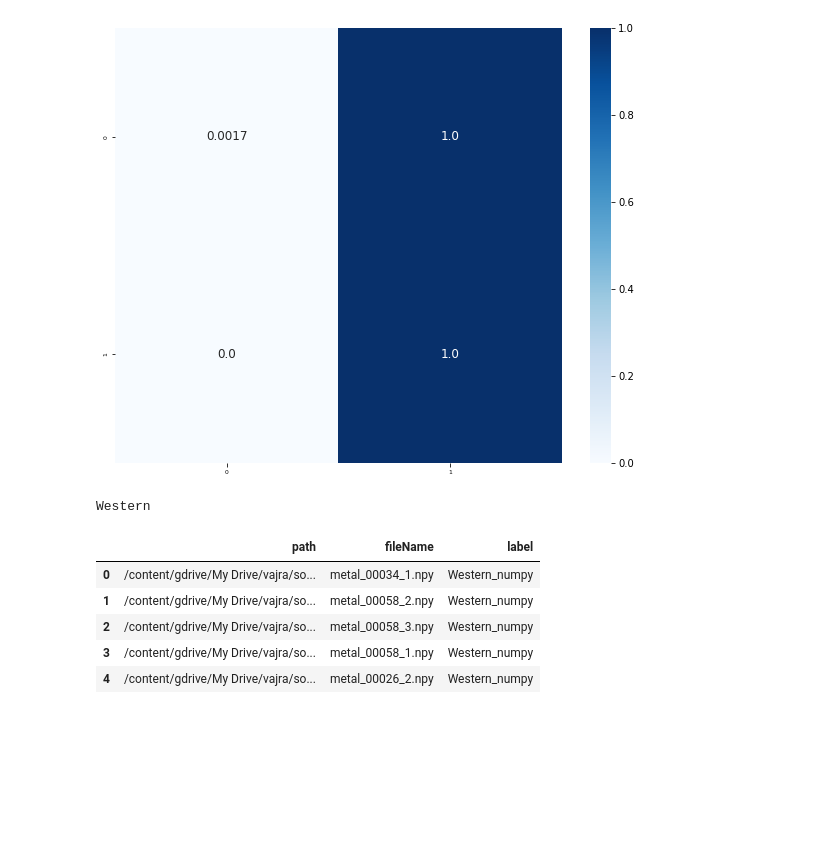
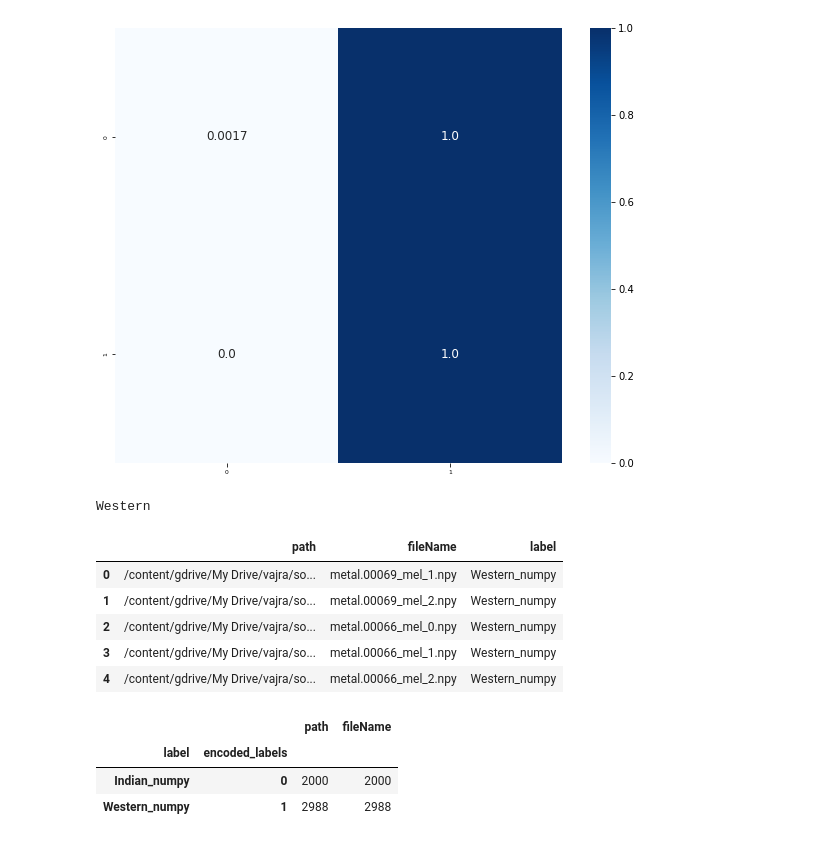
Before and after one commit to agarr3/vajra-new, a Jupyter notebook: WI_SIMPLE_CNN_CLASSIFIER_MEL.ipynb, the cells around one changed output. Cells and saved outputs as stored; diff of their text form; code cells hidden in the pictures; blank space fills up the shorter version.

```diff
--- a/WI_SIMPLE_CNN_CLASSIFIER_MEL.ipynb
+++ b/WI_SIMPLE_CNN_CLASSIFIER_MEL.ipynb
@@ -679,42 +661,49 @@ Accuracy for class Indian_numpy is: 0.2 %
 Accuracy for class Western_numpy is: 100.0 %
 [figure]
 # %%
-GTZAN_BASE = "/content/drive/My Drive/vajra/songs-vajra-data/MEL/48Bins/GTZAN_mel_numpy"
-INDIAN_BASE = "/content/drive/My Drive/Kaggle/IndianMusic/MEL/Indian_Bolly_Kaggle_Test_numpy"
+GTZAN_BASE = "/content/gdrive/My Drive/vajra/songs-vajra-data/MEL/48Bins/GTZAN_mel"
+INDIAN_BASE = "/content/gdrive/My Drive/vajra/songs-vajra-data/MEL/48Bins/Kaggle_Bolly_Mel"
 
 external_files = []
 #exclusion = ["098567.npy","098569.npy", '098565.npy']
 exclusion = []
 print("Western")
-for r,d, fileList in os.walk("/content/gdrive/My Drive/vajra/songs-vajra-data/MEL/48Bins/GTZAN_mel_numpy"):
+for r,d, fileList in os.walk(GTZAN_BASE):
   for file in fileList:
 
     if(file not in exclusion):
       external_files.append([os.path.join(r,file), file, "Western_numpy"])
     else:
       print(file)
 
 
-for r,d, fileList in os.walk("/content/gdrive/My Drive/Kaggle/IndianMusic/MEL/Indian_Bolly_Kaggle_Test_numpy"):
+for r,d, fileList in os.walk(INDIAN_BASE):
   for file in fileList:
 
     if(file not in exclusion):
       external_files.append([os.path.join( r,file), file, "Indian_numpy"])
     else:
       print(file)
 
 externalDF = pd.DataFrame(external_files, columns=['path', 'fileName', 'label'])
 externalDF.head(5)
 # %% [output]
 Western
 |  | path | fileName | label |
-| 0 | /content/gdrive/My Drive/vajra/so... | metal_00034_1.npy | Western_numpy |
-| 1 | /content/gdrive/My Drive/vajra/so... | metal_00058_2.npy | Western_numpy |
-| 2 | /content/gdrive/My Drive/vajra/so... | metal_00058_3.npy | Western_numpy |
-| 3 | /content/gdrive/My Drive/vajra/so... | metal_00058_1.npy | Western_numpy |
-| 4 | /content/gdrive/My Drive/vajra/so... | metal_00026_2.npy | Western_numpy |
+| 0 | /content/gdrive/My Drive/vajra/so... | metal.00069_mel_1.npy | Western_numpy |
+| 1 | /content/gdrive/My Drive/vajra/so... | metal.00069_mel_2.npy | Western_numpy |
+| 2 | /content/gdrive/My Drive/vajra/so... | metal.00066_mel_0.npy | Western_numpy |
+| 3 | /content/gdrive/My Drive/vajra/so... | metal.00066_mel_1.npy | Western_numpy |
+| 4 | /content/gdrive/My Drive/vajra/so... | metal.00066_mel_2.npy | Western_numpy |
 # %%
 externalDF['encoded_labels'] = lb.transform(externalDF['label'])
+# %%
+externalDF.groupby(by=['label','encoded_labels']).count()
+# %% [output]
+|  |  | path | fileName |
+| label | encoded_labels |  |  |
+| Indian_numpy | 0 | 2000 | 2000 |
+| Western_numpy | 1 | 2988 | 2988 |
 # %%
 class MEL_Dataset_EXT(Dataset):
     def __init__(self, img_data,transform=None):
```
Also changed, not shown: parts of 5 cells of this notebook.
